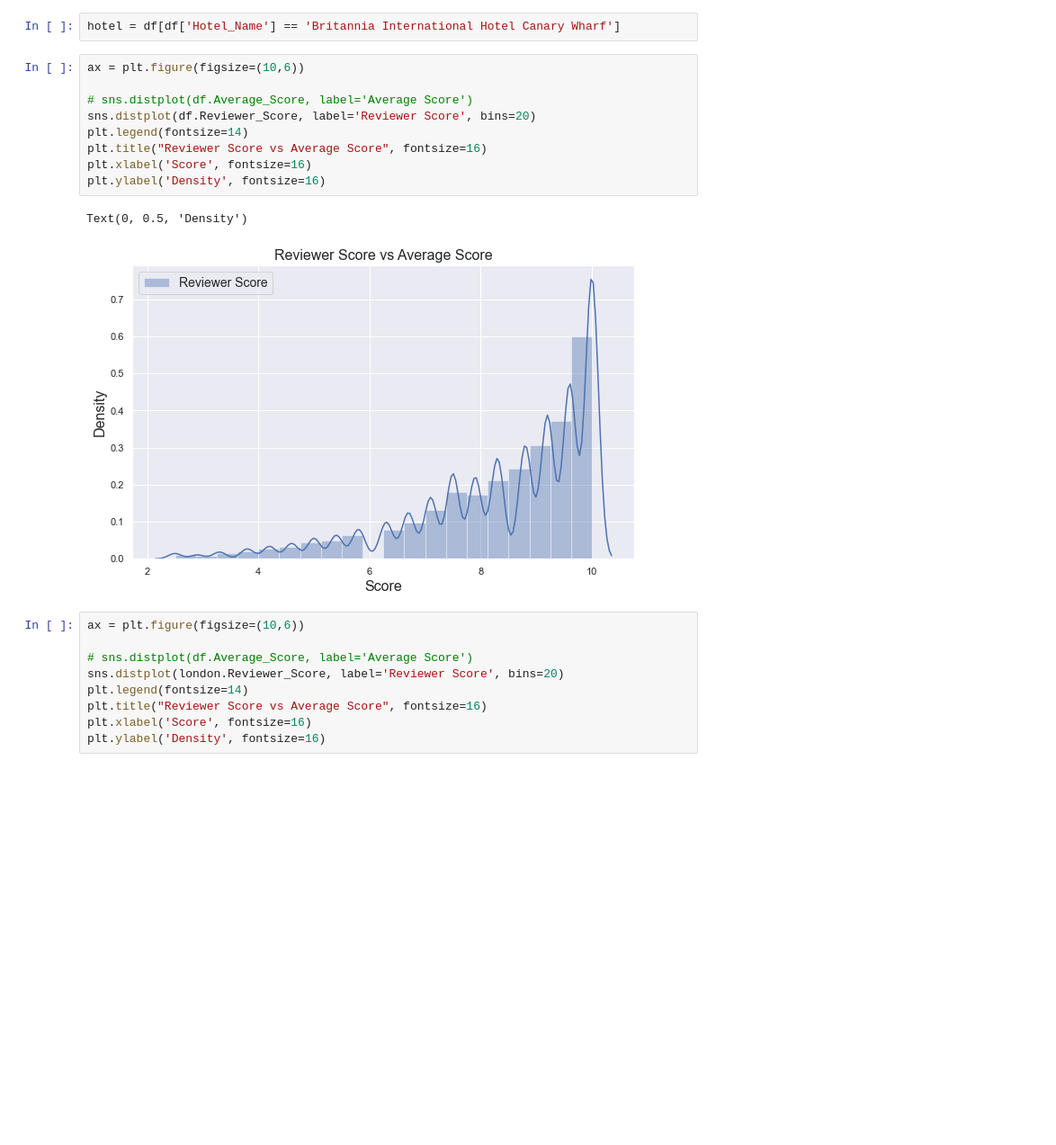
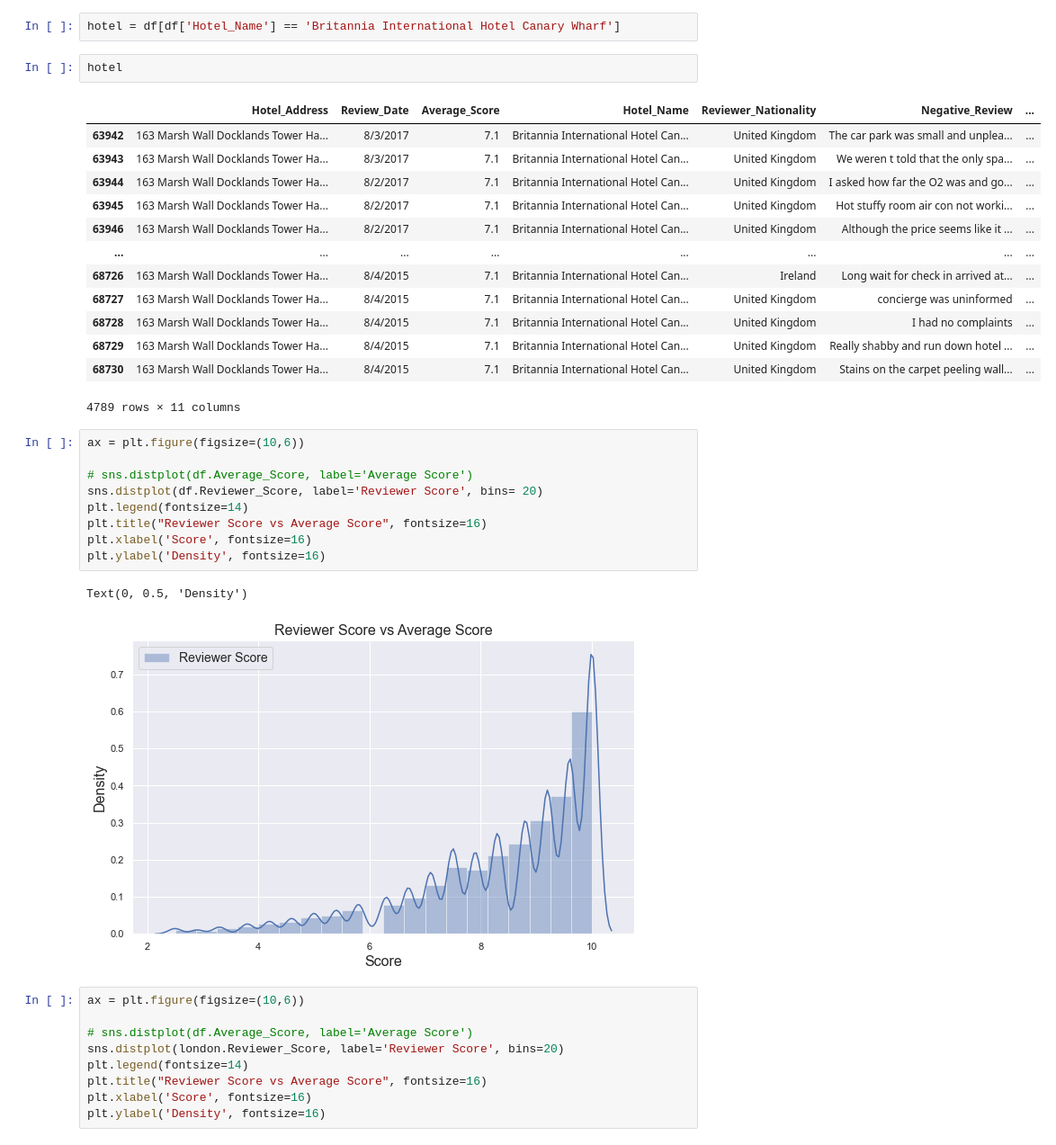
Before and after one commit to ismael-araujo/Hotel-Reviews-Analysis-Using-NLP, a Jupyter notebook: preprossessing/eda.ipynb, the cells around one changed output. Shown at 90% size. Saved outputs shown, nothing was run; the diff lists cells and outputs as text; blank space fills up the shorter version.

```diff
--- a/preprossessing/eda.ipynb
+++ b/preprossessing/eda.ipynb
@@ -48,11 +80,27 @@ london.shape
 (262301, 12)
 # %%
 hotel = df[df['Hotel_Name'] == 'Britannia International Hotel Canary Wharf']
+# %%
+hotel
+# %% [output]
+|  | Hotel_Address | Review_Date | Average_Score | Hotel_Name | Reviewer_Nationality | Negative_Review | ... |
+| 63942 | 163 Marsh Wall Docklands Tower Ha... | 8/3/2017 | 7.1 | Britannia International Hotel Can... | United Kingdom | The car park was small and unplea... | ... |
+| 63943 | 163 Marsh Wall Docklands Tower Ha... | 8/3/2017 | 7.1 | Britannia International Hotel Can... | United Kingdom | We weren t told that the only spa... | ... |
+| 63944 | 163 Marsh Wall Docklands Tower Ha... | 8/2/2017 | 7.1 | Britannia International Hotel Can... | United Kingdom | I asked how far the O2 was and go... | ... |
+| 63945 | 163 Marsh Wall Docklands Tower Ha... | 8/2/2017 | 7.1 | Britannia International Hotel Can... | United Kingdom | Hot stuffy room air con not worki... | ... |
+| 63946 | 163 Marsh Wall Docklands Tower Ha... | 8/2/2017 | 7.1 | Britannia International Hotel Can... | United Kingdom | Although the price seems like it ... | ... |
+| ... | ... | ... | ... | ... | ... | ... | ... |
+| 68726 | 163 Marsh Wall Docklands Tower Ha... | 8/4/2015 | 7.1 | Britannia International Hotel Can... | Ireland | Long wait for check in arrived at... | ... |
+| 68727 | 163 Marsh Wall Docklands Tower Ha... | 8/4/2015 | 7.1 | Britannia International Hotel Can... | United Kingdom | concierge was uninformed | ... |
+| 68728 | 163 Marsh Wall Docklands Tower Ha... | 8/4/2015 | 7.1 | Britannia International Hotel Can... | United Kingdom | I had no complaints | ... |
+| 68729 | 163 Marsh Wall Docklands Tower Ha... | 8/4/2015 | 7.1 | Britannia International Hotel Can... | United Kingdom | Really shabby and run down hotel ... | ... |
+| 68730 | 163 Marsh Wall Docklands Tower Ha... | 8/4/2015 | 7.1 | Britannia International Hotel Can... | United Kingdom | Stains on the carpet peeling wall... | ... |
+4789 rows × 11 columns
 # %%
 ax = plt.figure(figsize=(10,6))
 
 # sns.distplot(df.Average_Score, label='Average Score')
-sns.distplot(df.Reviewer_Score, label='Reviewer Score', bins=20)
+sns.distplot(df.Reviewer_Score, label='Reviewer Score', bins= 20)
 plt.legend(fontsize=14)
 plt.title("Reviewer Score vs Average Score", fontsize=16)
 plt.xlabel('Score', fontsize=16)
```
Also changed, not shown: parts of 11 cells of this notebook, 3 other files.
